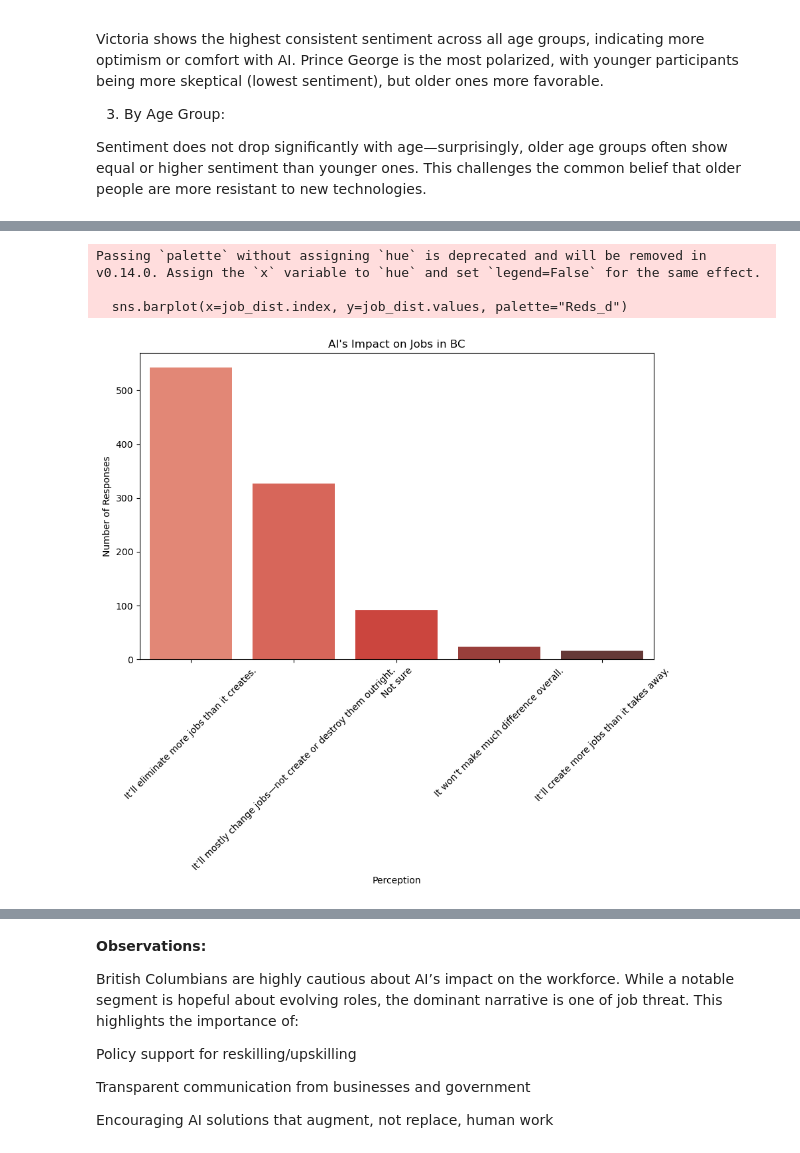
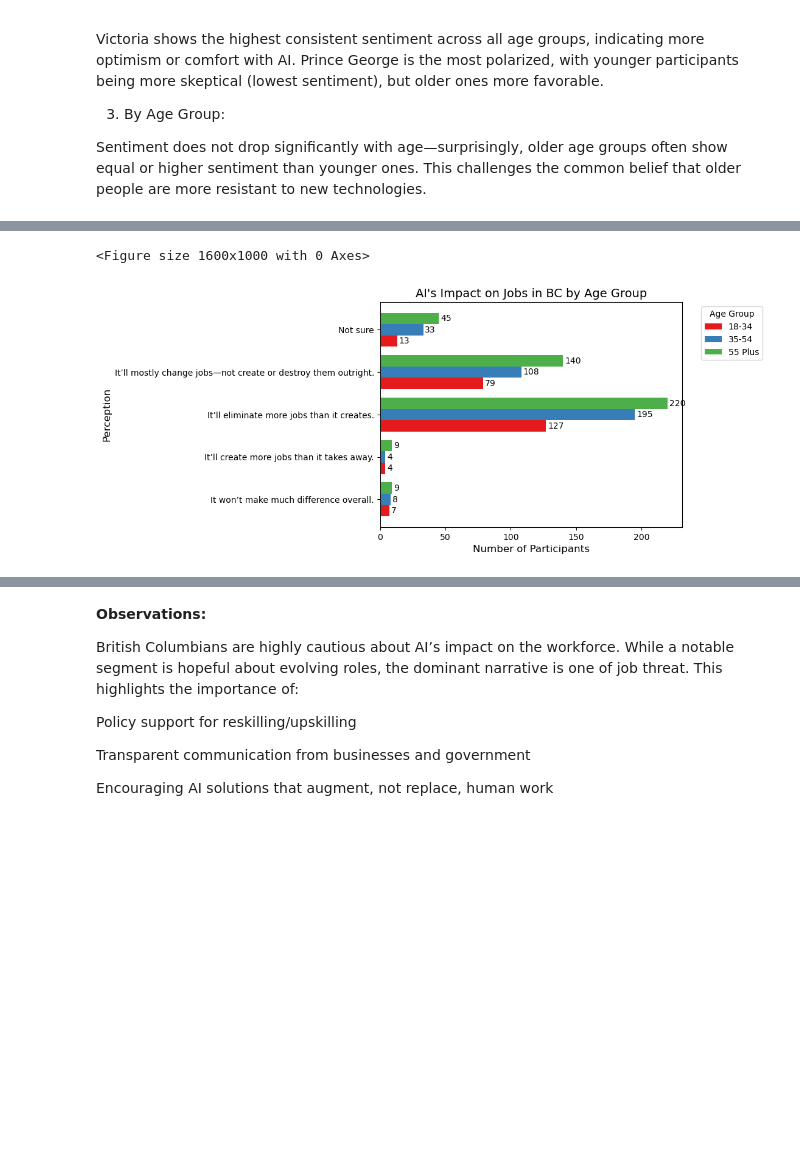
Before and after one commit to maidinh2409/Hackathon3_Group, a Jupyter notebook: Final_Data_Analysis_Hackathon_3.ipynb, the cells around one changed output, grey strips where cells are left out. Drawn from its saved outputs; the diff is of its cells as text; code cells hidden in the pictures; blank space fills up the shorter version.

Commit message:
Update the charts

```diff
--- a/Final_Data_Analysis_Hackathon_3.ipynb
+++ b/Final_Data_Analysis_Hackathon_3.ipynb
@@ -458,8 +493,11 @@ age_col = 'AgeRollup_Broad'
 exp_col = 'Q1_Experience_with_AI_Short'
 
 if age_col in df.columns and exp_col in df.columns and df[age_col].notna().any() and df[exp_col].notna().any():
+
     # Create pivot table
-    dist, exp_levels, age_groups, total, exp_totals, exp_percentages, age_totals, age_percentages = create_pivot_table(df, exp_col, age_col)
+    pivot_df, row_cats, col_cats, total, row_totals, row_percentages, col_totals, col_percentages = create_pivot_table(
+        df, exp_col, age_col, agg_type='count'
+    )
 
     usage_dist = df[exp_col].value_counts()
     if usage_dist.empty:
@@ -472,7 +510,7 @@ if age_col in df.columns and exp_col in df.columns and df[age_col].notna().any()
 
     # Create a stacked bar chart
     plt.figure(figsize=(16, 10))
-    dist.drop('Total', axis=1, errors='ignore').plot(kind='bar', stacked=True, color=sns.color_palette("Set2", len(age_groups)))
+    pivot_df.drop('Total', axis=0, errors='ignore').drop('Total', axis=1, errors='ignore').plot(kind='bar', stacked=True, color=sns.color_palette("Set2", len(col_cats)))
 
     # Customize the plot
     plt.title("AI Experience by Age Group", fontsize=14)
@@ -484,17 +522,9 @@ if age_col in df.columns and exp_col in df.columns and df[age_col].notna().any()
 
     # Print table and summary
     print_distribution_table(
-        dist=dist,
-        row_cats=exp_levels,
-        col_cats=age_groups,
-        row_label="AI Experience",
-        col_label="Age Group",
-        total=total,
-        row_totals=exp_totals,
-        row_percentages=exp_percentages,
-        col_totals=age_totals,
-        col_percentages=age_percentages
+        pivot_df, row_cats, col_cats, "AI Experience", "Age Group", total, row_totals, row_percentages, col_totals, col_percentages, agg_type='count'
     )
+
 else:
     print("■ Missing or invalid data in 'AgeRollup_Broad' or 'Q1_Experience_with_AI_Short' columns.")
     if exp_col in df.columns:
@@ -786,20 +759,44 @@ While most British Columbians recognize that AI is transformational, there's a s
 # %%
-job_dist = df['Q9_Jobs_in_BC_AI_Influence'].value_counts()
-if job_dist.empty:
-    print("■ No data found in 'Q9_Jobs_in_BC_AI_Influence' column.")
-    raise ValueError("Empty 'Q9_Jobs_in_BC_AI_Influence' column")
-plt.figure(figsize=(10, 6))
-sns.barplot(x=job_dist.index, y=job_dist.values, palette="Reds_d")
-plt.title("AI's Impact on Jobs in BC")
-plt.xlabel("Perception")
-plt.ylabel("Number of Responses")
-plt.xticks(rotation=45)
-# plt.savefig("job_impact_bar.png", bbox_inches='tight')
-plt.show()
-print()
-print(f"■ Job Impact Distribution: {job_dist.to_dict()}")
+# Apply to create a new column
+df['Q9_Jobs_in_BC_AI_Influence_short'] = df['Q9_Jobs_in_BC_AI_Influence'].apply(extract_short_text)
+
+# Check if required columns exist and have valid data
+age_col = 'AgeRollup_Broad'
+job_col = 'Q9_Jobs_in_BC_AI_Influence'
+
+if age_col in df.columns and job_col in df.columns and df[age_col].notna().any() and df[job_col].notna().any():
+
+    # Create pivot table
+    pivot_df, row_cats, col_cats, total, row_totals, row_percentages, col_totals, col_percentages = create_pivot_table(
+        df, job_col, age_col, agg_type='count'
+    )
+
+    # Create a bar chart, excluding Total column
+    plt.figure(figsize=(16, 10))
+    pivot_df.drop('Total', axis=0, errors='ignore').drop('Total', axis=1, errors='ignore').plot(kind='barh', color=sns.color_palette("Set1", len(col_cats)), width=0.8)
+
+    # Customize the plot
+    plt.title("AI's Impact on Jobs in BC by Age Group", fontsize=14)
+    plt.xlabel("Number of Participants", fontsize=12)
+    plt.ylabel("Perception", fontsize=12)
+    # plt.xticks(rotation=60)
+    plt.legend(labels=col_cats, title="Age Group", bbox_to_anchor=(1.05, 1), loc='upper left')
+    for container in plt.gca().containers:
+        plt.bar_label(container, fmt='%d', size=10, padding=2)
+    plt.show()
+
+    # Print table and summary
+    print_distribution_table(
+        pivot_df, row_cats, col_cats, "AI's Impact on Jobs", "Age Group", total, row_totals, row_percentages, col_totals, col_percentages, agg_type='count'
+    )
+
+else:
+    print("■ Missing or invalid data in 'AgeRollup_Broad' or 'Q3_AI_affecting_society_short' columns.")
+    if feeling_col in df.columns:
+        print(f"Available feelings: {df[feeling_col].dropna().unique().tolist()}")
+    if age_col in df.columns:
+        print(f"Available age groups: {df[age_col].dropna().unique().tolist()}")
+print("--------------------")
 # %% [output]
-Passing `palette` without assigning `hue` is deprecated and will be removed in v0.14.0. Assign the `x` variable to `hue` and set `legend=False` for the same effect.
-
-  sns.barplot(x=job_dist.index, y=job_dist.values, palette="Reds_d")
+<Figure size 1600x1000 with 0 Axes>
-[figure, old version]
+[figure, new version]
```
Also changed, not shown: parts of 17 cells of this notebook, 1 other file.
